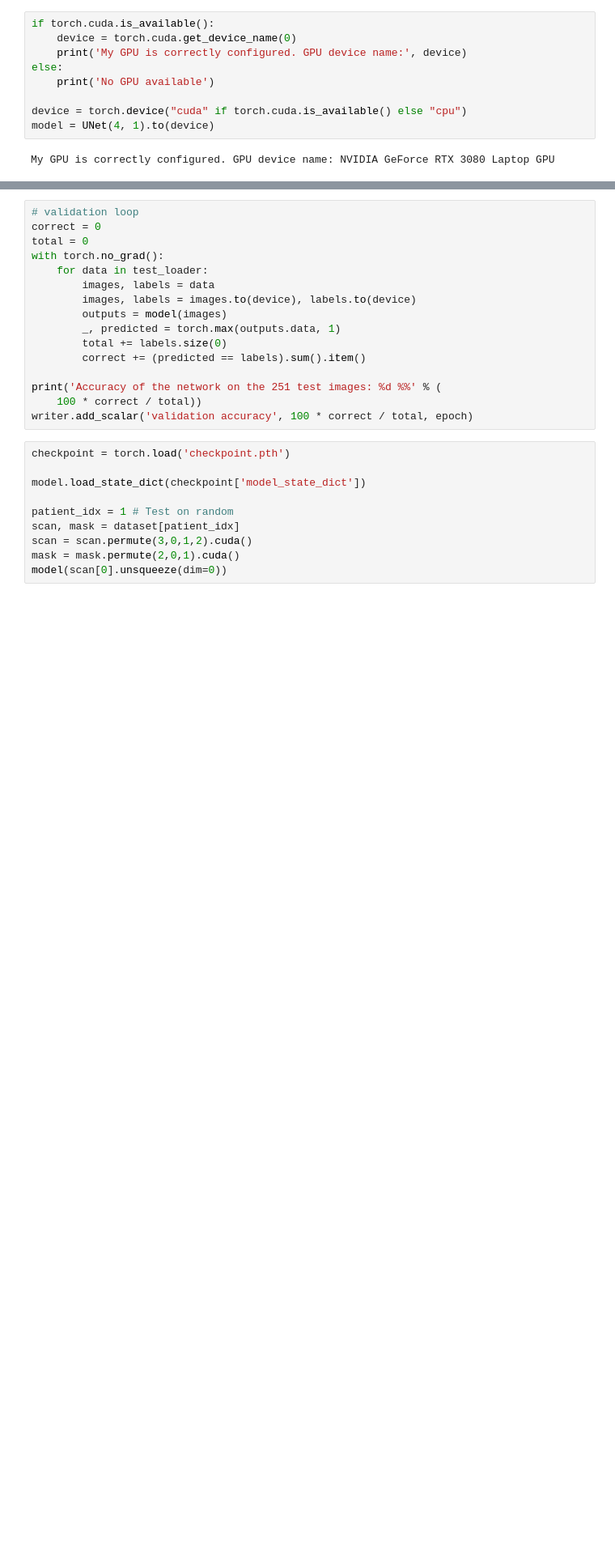
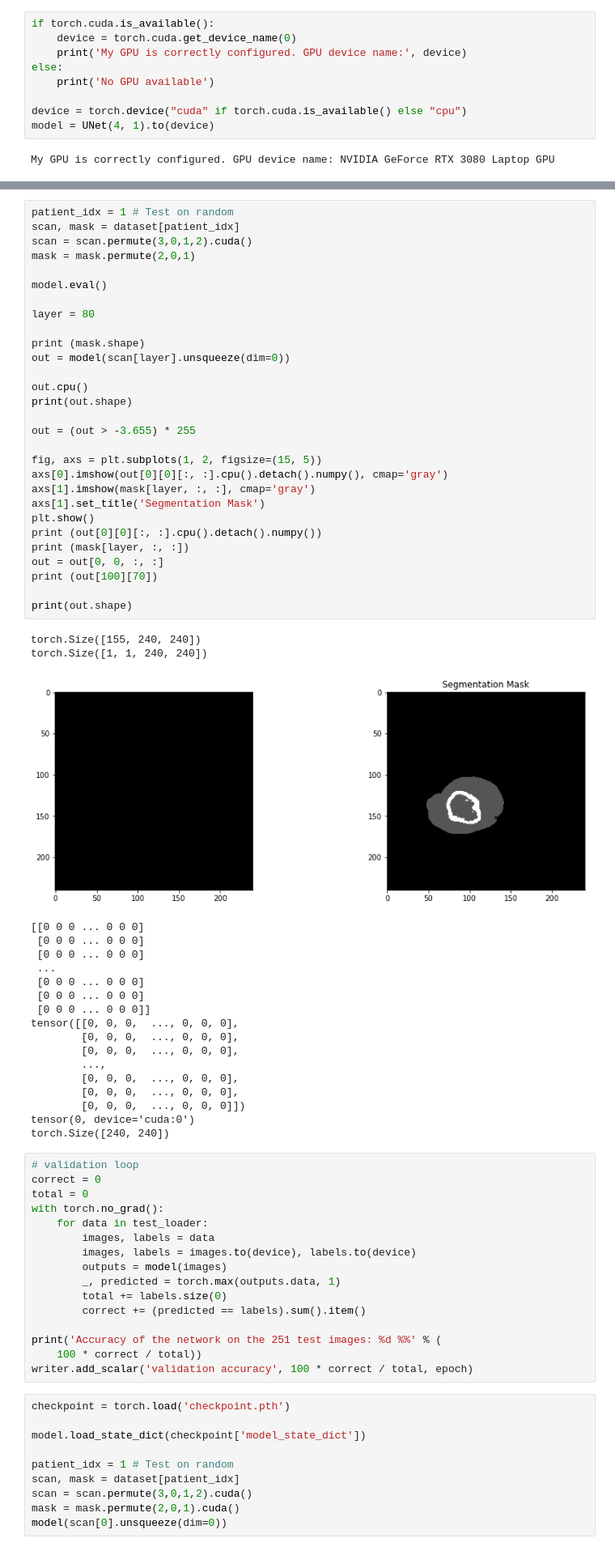
Before and after one commit to AlisherMyrgyyassov/Notebooks-Practice, a Jupyter notebook: U-Net.ipynb, the cells around one changed output, grey strips where cells are left out. Shown at 81% size. Saved outputs shown, nothing was run; the diff lists cells and outputs as text; blank space fills up the shorter version.

Commit message:
Model works????????

```diff
--- a/U-Net.ipynb
+++ b/U-Net.ipynb
@@ -451,3 +466,52 @@ KeyboardInterrupt:
+# %%
+patient_idx = 1 # Test on random
+scan, mask = dataset[patient_idx]
+scan = scan.permute(3,0,1,2).cuda()
+mask = mask.permute(2,0,1)
+
+model.eval()
+
+layer = 80
+
+print (mask.shape)
+out = model(scan[layer].unsqueeze(dim=0))
+
+out.cpu()
+print(out.shape)
+
+out = (out > -3.655) * 255
+
+fig, axs = plt.subplots(1, 2, figsize=(15, 5))
+axs[0].imshow(out[0][0][:, :].cpu().detach().numpy(), cmap='gray')
+axs[1].imshow(mask[layer, :, :], cmap='gray')
+axs[1].set_title('Segmentation Mask')
+plt.show()
+print (out[0][0][:, :].cpu().detach().numpy())
+print (mask[layer, :, :])
+out = out[0, 0, :, :]
+print (out[100][70])
+
+print(out.shape)
+# %% [output]
+torch.Size([155, 240, 240])
+torch.Size([1, 1, 240, 240])
+[figure, added]
+[[0 0 0 ... 0 0 0]
+ [0 0 0 ... 0 0 0]
+ [0 0 0 ... 0 0 0]
+ ...
+ [0 0 0 ... 0 0 0]
+ [0 0 0 ... 0 0 0]
+ [0 0 0 ... 0 0 0]]
+tensor([[0, 0, 0,  ..., 0, 0, 0],
+        [0, 0, 0,  ..., 0, 0, 0],
+        [0, 0, 0,  ..., 0, 0, 0],
+        ...,
+        [0, 0, 0,  ..., 0, 0, 0],
+        [0, 0, 0,  ..., 0, 0, 0],
+        [0, 0, 0,  ..., 0, 0, 0]])
+tensor(0, device='cuda:0')
+torch.Size([240, 240])
 # %%
 # validation loop
 correct = 0
```
Also changed, not shown: parts of 5 cells of this notebook.
